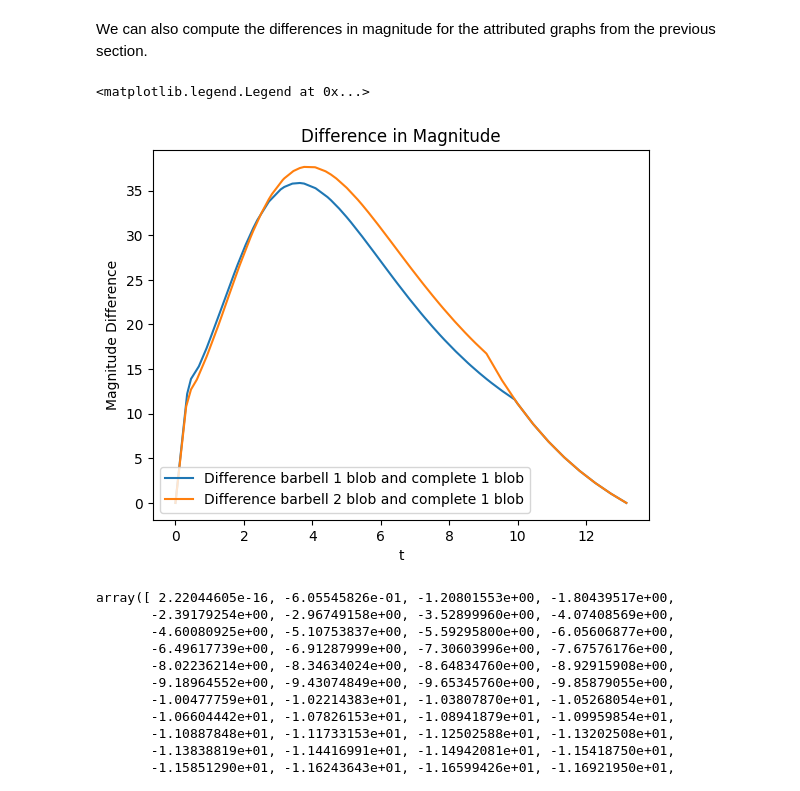
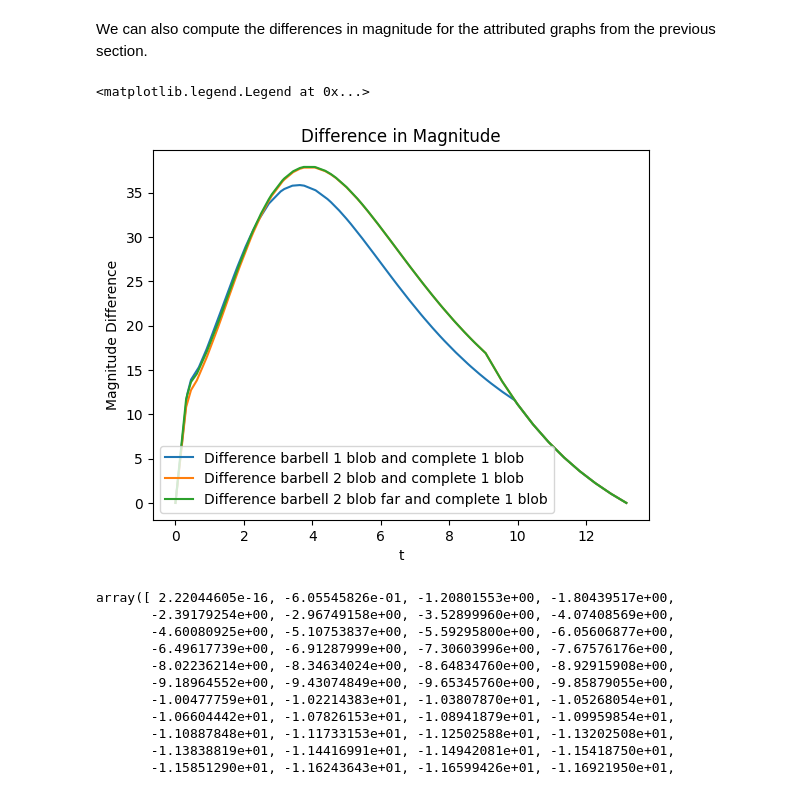
Before and after one commit to aidos-lab/magnipy, a Jupyter notebook: notebooks/graphipy_tutorial.ipynb, the cells around one changed output. Cells and saved outputs as stored; diff of their text form; code cells hidden in the pictures.

Commit message:
add examples graphipy tutorial

```diff
--- a/notebooks/graphipy_tutorial.ipynb
+++ b/notebooks/graphipy_tutorial.ipynb
@@ -296,8 +461,17 @@ X_complete = gauss_blob[G_barb.number_of_nodes()]
 # %% [markdown]
 We initialize three Graphipy objects. The first two have the structure of a barbell graph and the last one has a complete graph structure. The features are points in $\mathbb{R}^3$ and can be visualized by executing the cell below.
 # %%
-graphi_full_bb1blob = Graphipy(X=X_1blob, G=G_barb, mode='full', metric='euclidean')
+graphi_full_bb1blob = Graphipy(
+    X=X_1blob, G=G_barb, mode="full", metric="euclidean"
+)
 
-graphi_full_bb2blob = Graphipy(X=X_2blob, G=G_barb, mode='full', metric='euclidean')
+graphi_full_bb2blob = Graphipy(
+    X=X_2blob, G=G_barb, mode="full", metric="euclidean"
+)
 
-graphi_full_c1blob = Graphipy(X=X_complete, G=nx.complete_graph(G_barb.number_of_nodes()), mode='full', metric='euclidean')
+graphi_full_c1blob = Graphipy(
+    X=X_complete,
+    G=nx.complete_graph(G_barb.number_of_nodes()),
+    mode="full",
+    metric="euclidean",
+)
@@ -365,17 +731,34 @@ We can also compute the differences in magnitude for the attributed graphs from
 # %%
 mag_diff_bb1c, ts_bb1c = graphi_full_bb1blob._subtract(other=graphi_full_c1blob)
 mag_diff_bb2c, ts_bb2c = graphi_full_bb2blob._subtract(other=graphi_full_c1blob)
+mag_diff_bb2c_far, ts_bb2c_far = graphi_full_bb2blob1000._subtract(
+    other=graphi_full_c1blob
+)
 # %%
 import seaborn as sns
+
 ts = graphi_full_bb1blob._ts
-sns.lineplot(x=ts_bb1c, y=mag_diff_bb1c, label='Difference barbell 1 blob and complete 1 blob')
-sns.lineplot(x=ts_bb2c, y=mag_diff_bb2c, label='Difference barbell 2 blob and complete 1 blob')
+sns.lineplot(
+    x=ts_bb1c,
+    y=mag_diff_bb1c,
+    label="Difference barbell 1 blob and complete 1 blob",
+)
+sns.lineplot(
+    x=ts_bb2c,
+    y=mag_diff_bb2c,
+    label="Difference barbell 2 blob and complete 1 blob",
+)
+sns.lineplot(
+    x=ts_bb2c_far,
+    y=mag_diff_bb2c_far,
+    label="Difference barbell 2 blob far and complete 1 blob",
+)
 
 plt.title("Difference in Magnitude")
 plt.xlabel("t")
 plt.ylabel("Magnitude Difference")
 plt.legend()
 # %% [output]
 <matplotlib.legend.Legend at 0x...>
-[figure, old version]
+[figure, new version]
 # %%
```
Also changed, not shown: parts of 41 cells of this notebook.
